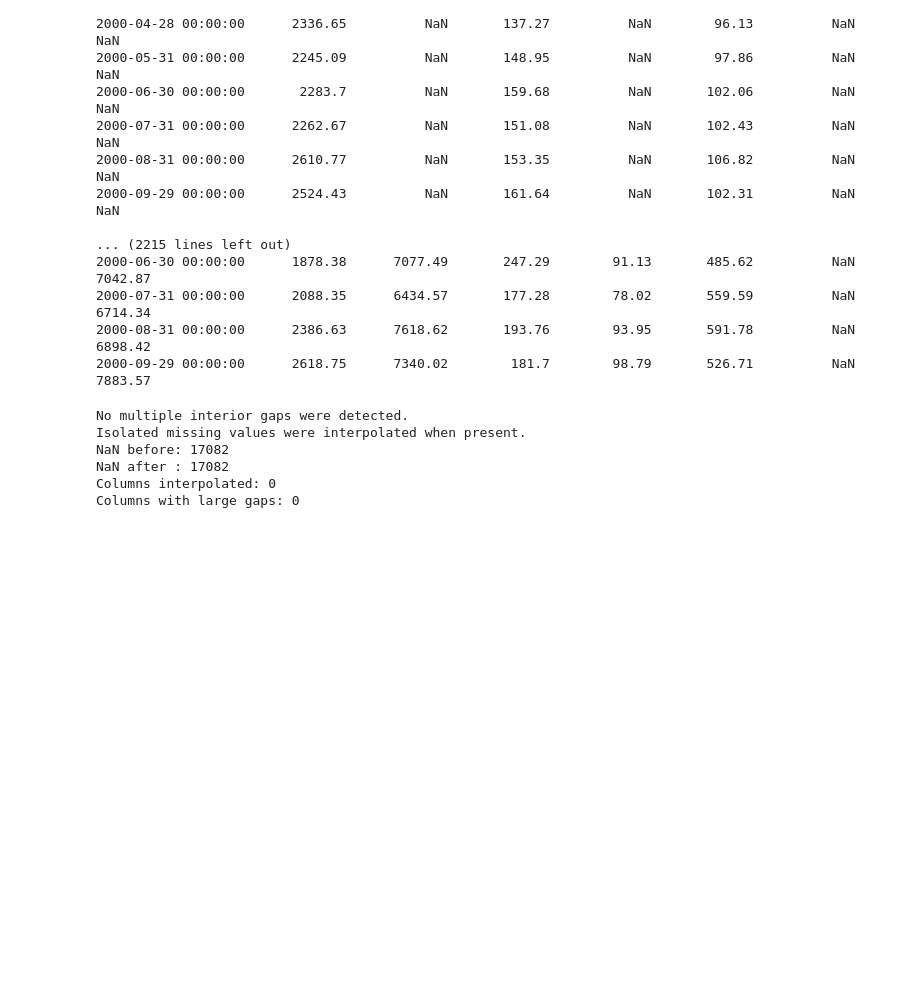
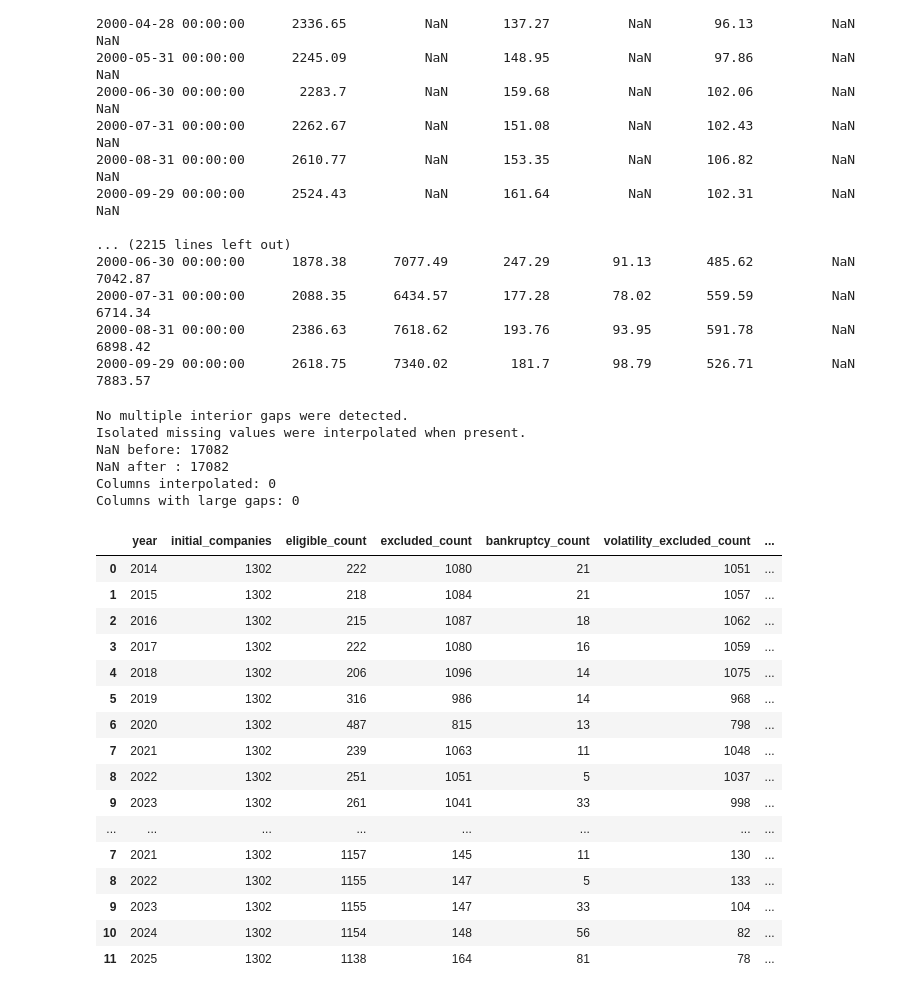
Before and after one commit to Dianebodenreider/SAAM, a Jupyter notebook: notebooks/saam_part1.ipynb, the cells around one changed output. Saved outputs shown, nothing was run; the diff lists cells and outputs as text; code cells hidden in the pictures; blank space fills up the shorter version.

```diff
--- a/notebooks/saam_part1.ipynb
+++ b/notebooks/saam_part1.ipynb
@@ -318,7 +436,3 @@ def generate_windows_with_returns(
         }
 
     return windows
-# %%
-price_monthly = price_monthly.apply(pd.to_numeric, errors="coerce")
-
-windows = generate_windows_with_returns(price_monthly)
@@ -370,0 +466,40 @@ def process_bankruptcy_in_windows(windows: dict):
+# %%
+results_k = []
+
+for k in [3.0, 4.0, 5.0]:
+
+    windows_k = generate_windows_with_returns_robust(
+        price_data=price_monthly_clean,
+        first_test_year=2014,
+        last_test_year=2025,
+        estimation_months=120,
+        min_months_available=36,
+        volatility_threshold=k
+    )
+
+    summary_k = summarize_windows(windows_k)
+    summary_k["k"] = k
+
+    results_k.append(summary_k)
+
+comparison_df = pd.concat(results_k)
+
+display(comparison_df)
+# %% [output]
+|  | year | initial_companies | eligible_count | excluded_count | bankruptcy_count | volatility_excluded_count | ... |
+| 0 | 2014 | 1302 | 222 | 1080 | 21 | 1051 | ... |
+| 1 | 2015 | 1302 | 218 | 1084 | 21 | 1057 | ... |
+| 2 | 2016 | 1302 | 215 | 1087 | 18 | 1062 | ... |
+| 3 | 2017 | 1302 | 222 | 1080 | 16 | 1059 | ... |
+| 4 | 2018 | 1302 | 206 | 1096 | 14 | 1075 | ... |
+| 5 | 2019 | 1302 | 316 | 986 | 14 | 968 | ... |
+| 6 | 2020 | 1302 | 487 | 815 | 13 | 798 | ... |
+| 7 | 2021 | 1302 | 239 | 1063 | 11 | 1048 | ... |
+| 8 | 2022 | 1302 | 251 | 1051 | 5 | 1037 | ... |
+| 9 | 2023 | 1302 | 261 | 1041 | 33 | 998 | ... |
+| ... | ... | ... | ... | ... | ... | ... | ... |
+| 7 | 2021 | 1302 | 1157 | 145 | 11 | 130 | ... |
+| 8 | 2022 | 1302 | 1155 | 147 | 5 | 133 | ... |
+| 9 | 2023 | 1302 | 1155 | 147 | 33 | 104 | ... |
+| 10 | 2024 | 1302 | 1154 | 148 | 56 | 82 | ... |
+| 11 | 2025 | 1302 | 1138 | 164 | 81 | 78 | ... |
```
Also changed, not shown: parts of 24 cells of this notebook.
